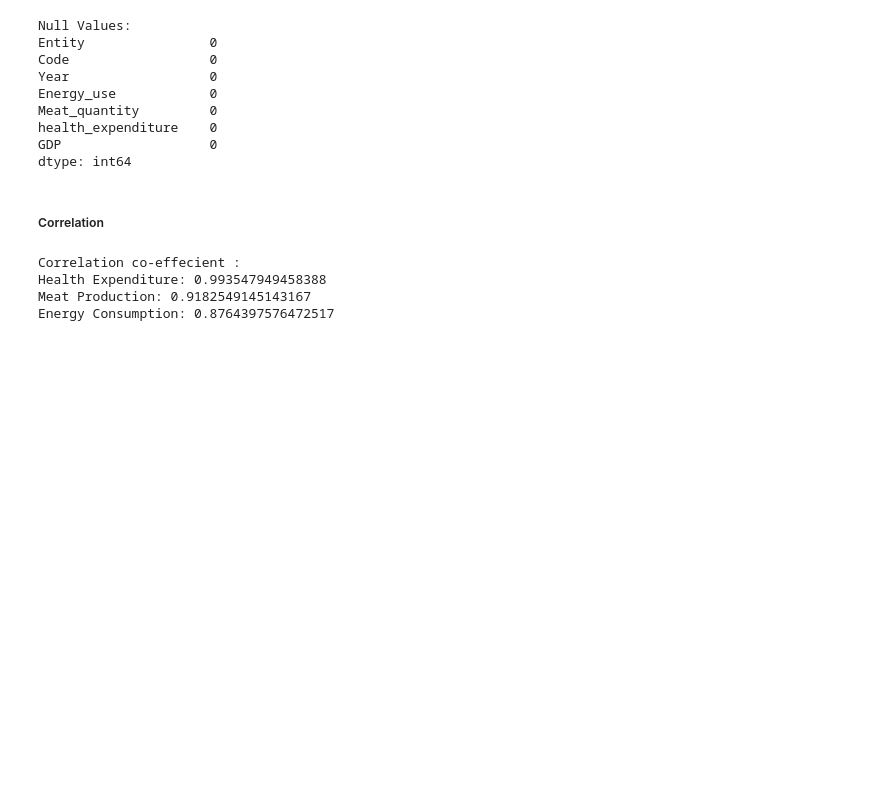
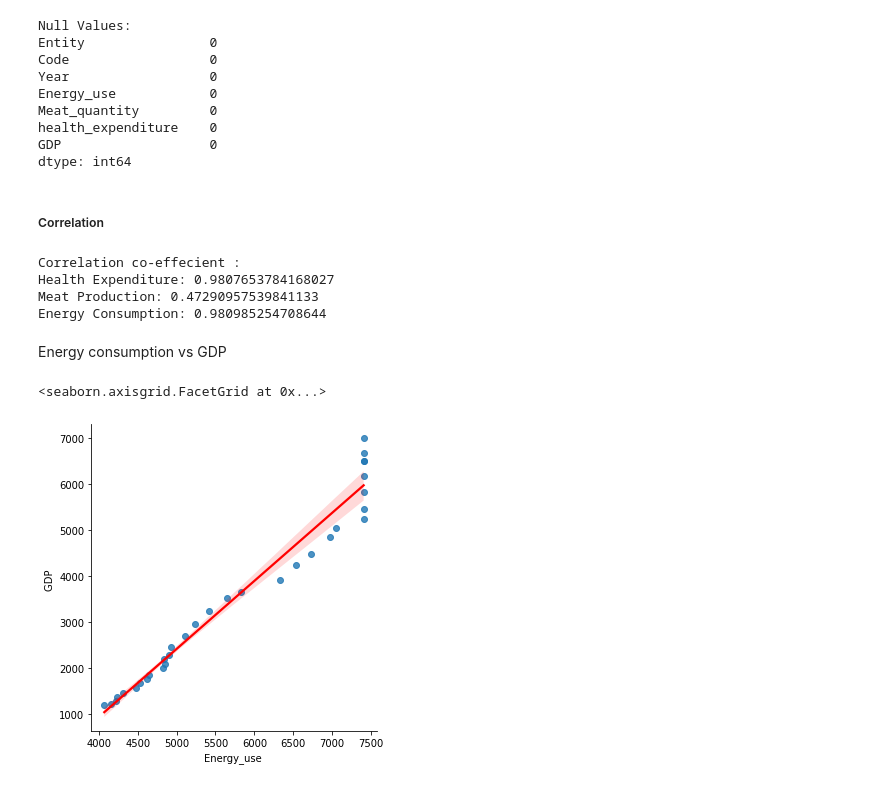
Before and after one commit to NeerajG03/Economic-Growth-Versus-Factors-expenditure-consumption-and-production, a Jupyter notebook: Set1.ipynb, the cells around one changed output. Cells and saved outputs as stored; diff of their text form; code cells hidden in the pictures; blank space fills up the shorter version.

```diff
--- a/Set1.ipynb
+++ b/Set1.ipynb
@@ -26,7 +31,7 @@ data = pd.merge(pd.merge(energy_data , meat_data, on=['Code', 'Year']), health_d
 ### Training set for the model
 ##### For training purpose we select USA and India, then check correlation between GDP and different categories
 # %%
-data =data.loc[data['Code'].isin(["USA","IND"])]             # add countries of your choice.
+data =data.loc[data['Code'].isin(["IND"])]             # add countries of your choice.
 # %% [markdown]
 ##### Automatic filling of NA values with ffill and bfill values between two points grouped by country for rest of the data
 ###### data = data.interpolate()
@@ -87,6 +92,15 @@ print("Meat Production:",(np.corrcoef(y,g))[0][1])
 print("Energy Consumption:",(np.corrcoef(x,g))[0][1])
 # %% [output]
 Correlation co-effecient :
-Health Expenditure: 0.993547949458388
-Meat Production: 0.9182549145143167
-Energy Consumption: 0.8764397576472517
+Health Expenditure: 0.9807653784168027
+Meat Production: 0.47290957539841133
+Energy Consumption: 0.980985254708644
+# %% [markdown]
+Energy consumption vs GDP
+# %%
+
+sns.lmplot(x='Energy_use ',y='GDP ',data=data,fit_reg=True,line_kws={"color": "red"})
+#hry
+# %% [output]
+<seaborn.axisgrid.FacetGrid at 0x...>
+[figure, added]
```
Also changed, not shown: parts of 7 cells of this notebook, 3 other files.
